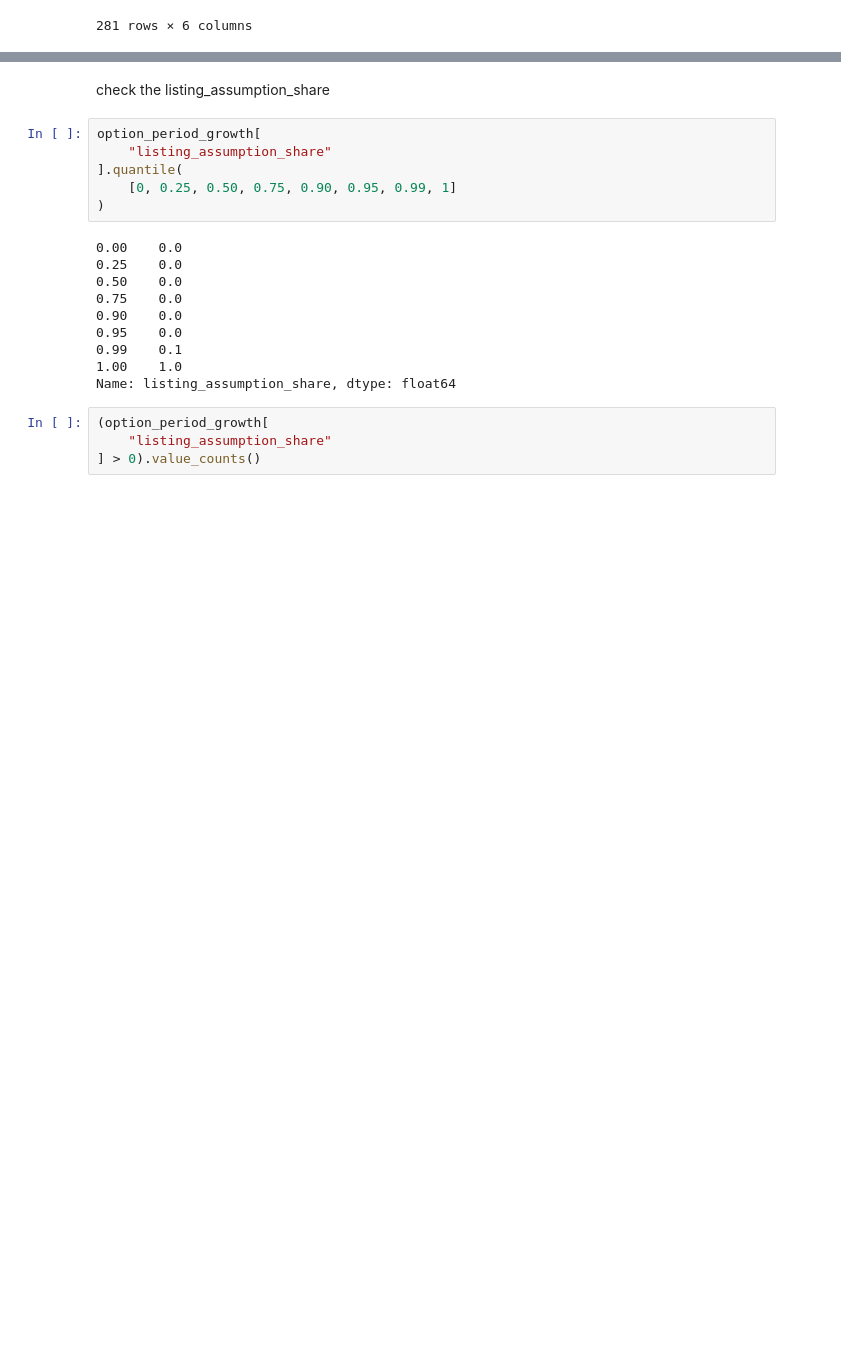
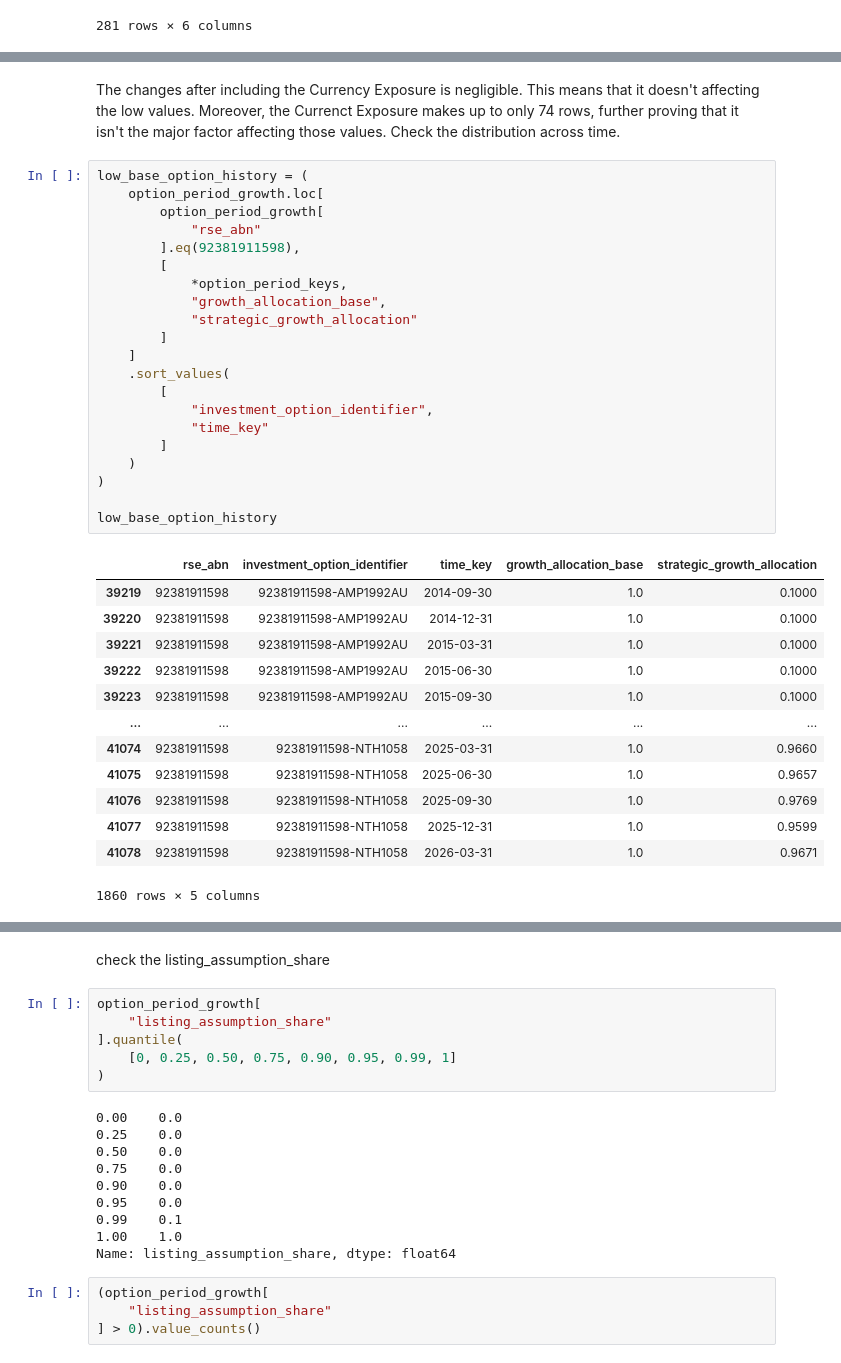
Before and after one commit to terra9/superannuation-performance-early-warning, a Jupyter notebook: notebooks/apra_data_audit.ipynb, the cells around one changed output, grey strips where cells are left out. Drawn from its saved outputs; the diff is of its cells as text; blank space fills up the shorter version.

```diff
--- a/notebooks/apra_data_audit.ipynb
+++ b/notebooks/apra_data_audit.ipynb
@@ -6375,0 +6710,37 @@ option_period_growth.loc[
+# %% [markdown]
+The changes after including the Currency Exposure is negligible. This means that it doesn't affecting the low values. Moreover, the Currenct Exposure makes up to only 74 rows, further proving that it isn't the major factor affecting those values. Check the distribution across time.
+# %%
+low_base_option_history = (
+    option_period_growth.loc[
+        option_period_growth[
+            "rse_abn"
+        ].eq(92381911598),
+        [
+            *option_period_keys,
+            "growth_allocation_base",
+            "strategic_growth_allocation"
+        ]
+    ]
+    .sort_values(
+        [
+            "investment_option_identifier",
+            "time_key"
+        ]
+    )
+)
+
+low_base_option_history
+# %% [output]
+|  | rse_abn | investment_option_identifier | time_key | growth_allocation_base | strategic_growth_allocation |
+| 39219 | 92381911598 | 92381911598-AMP1992AU | 2014-09-30 | 1.0 | 0.1000 |
+| 39220 | 92381911598 | 92381911598-AMP1992AU | 2014-12-31 | 1.0 | 0.1000 |
+| 39221 | 92381911598 | 92381911598-AMP1992AU | 2015-03-31 | 1.0 | 0.1000 |
+| 39222 | 92381911598 | 92381911598-AMP1992AU | 2015-06-30 | 1.0 | 0.1000 |
+| 39223 | 92381911598 | 92381911598-AMP1992AU | 2015-09-30 | 1.0 | 0.1000 |
+| ... | ... | ... | ... | ... | ... |
+| 41074 | 92381911598 | 92381911598-NTH1058 | 2025-03-31 | 1.0 | 0.9660 |
+| 41075 | 92381911598 | 92381911598-NTH1058 | 2025-06-30 | 1.0 | 0.9657 |
+| 41076 | 92381911598 | 92381911598-NTH1058 | 2025-09-30 | 1.0 | 0.9769 |
+| 41077 | 92381911598 | 92381911598-NTH1058 | 2025-12-31 | 1.0 | 0.9599 |
+| 41078 | 92381911598 | 92381911598-NTH1058 | 2026-03-31 | 1.0 | 0.9671 |
+1860 rows × 5 columns
```
Also changed, not shown: parts of 34 cells of this notebook.
